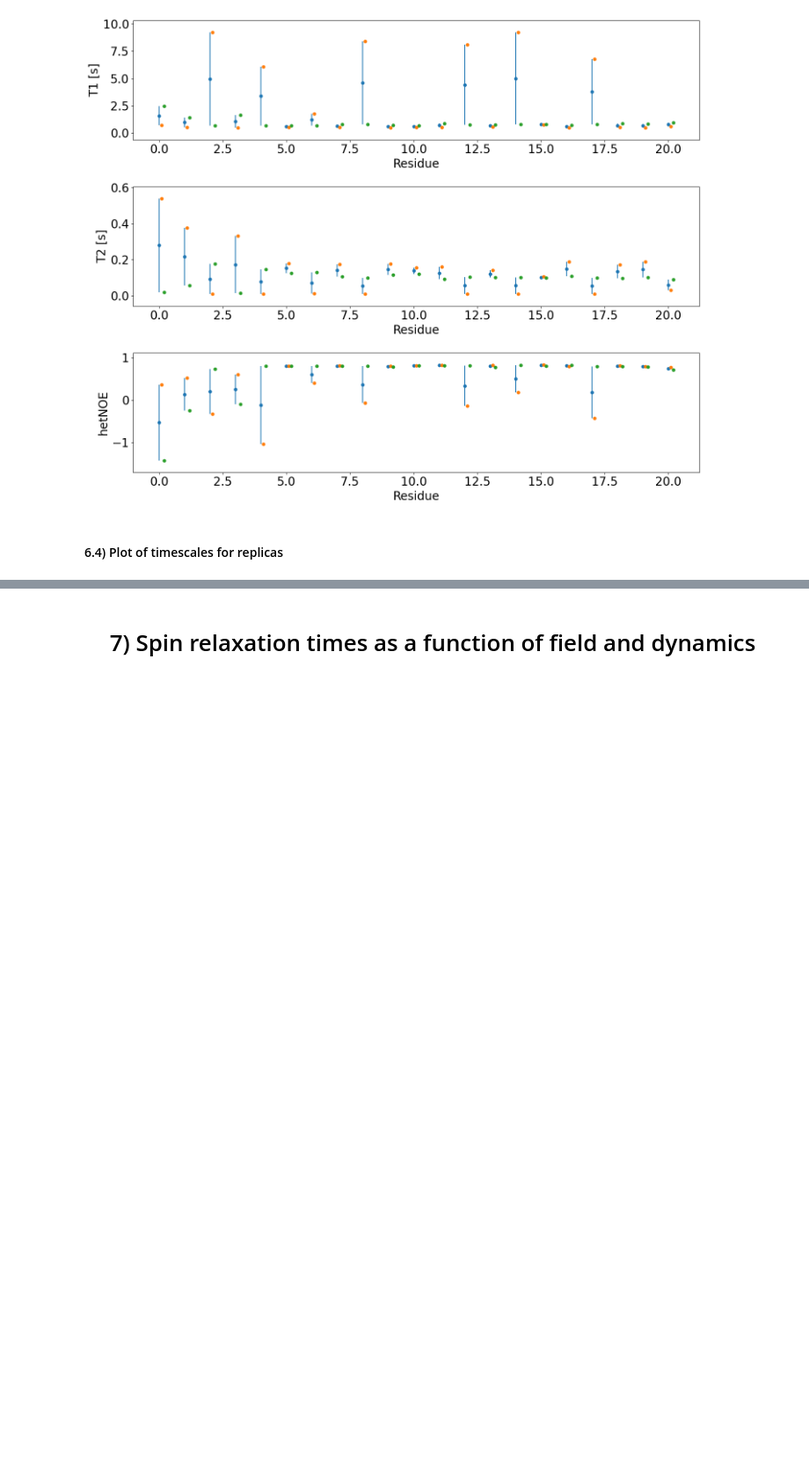
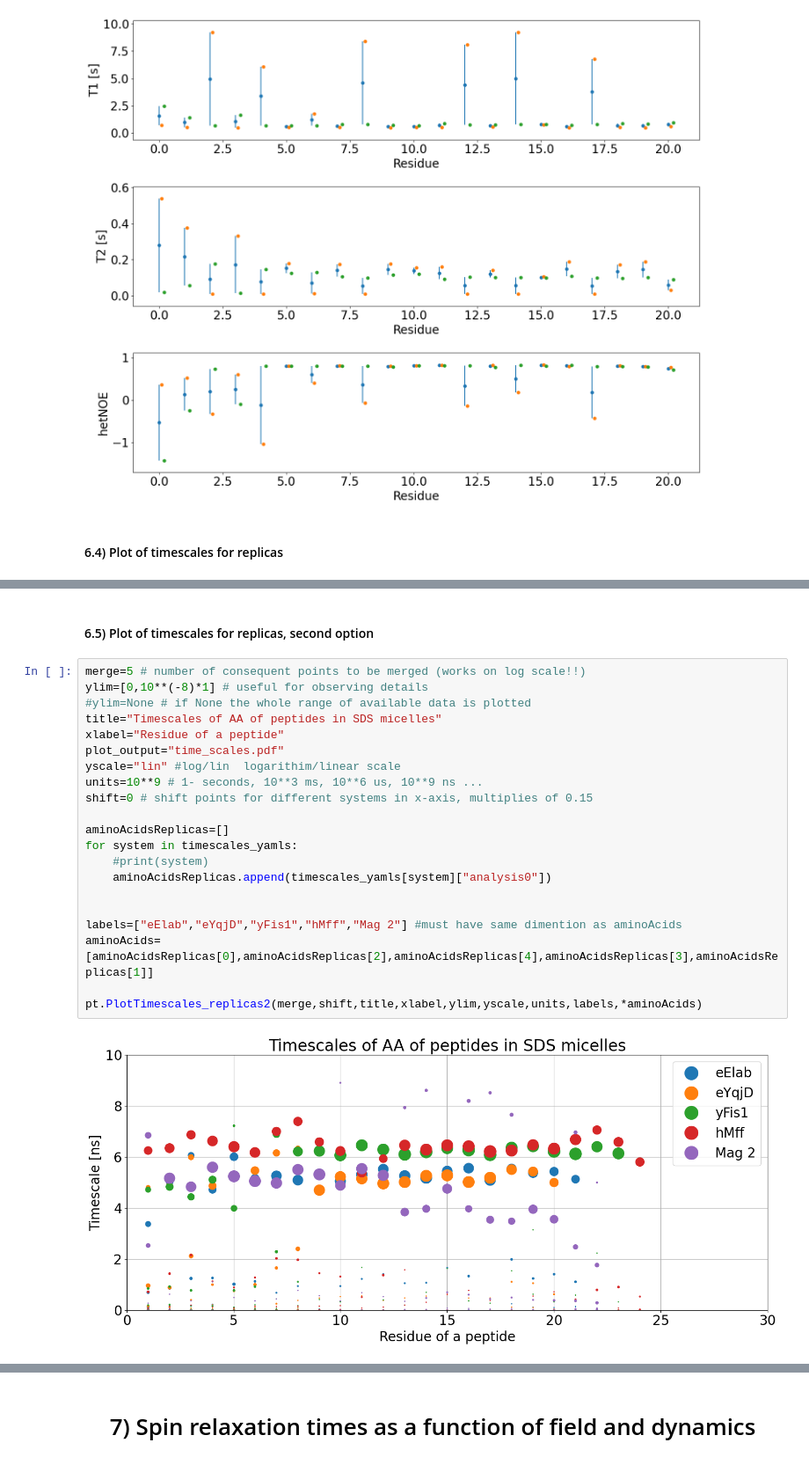
Before and after one commit to nencini/NMR_FF_tools, a Jupyter notebook: relaxation_times/RelaxationTimes.ipynb, the cells around one changed output, grey strips where cells are left out. Shown at 88% size. Cells and saved outputs as stored; diff of their text form; blank space fills up the shorter version.

```diff
--- a/relaxation_times/RelaxationTimes.ipynb
+++ b/relaxation_times/RelaxationTimes.ipynb
@@ -371,3 +365,28 @@ pt.PlotTimescales_replicas(merge,groupTimes,title,xlabel,ylim,ylim_weig,yscale,*
+# %% [markdown]
+<h4>6.5) Plot of timescales for replicas, second option</h4>
+# %%
+merge=5 # number of consequent points to be merged (works on log scale!!)
+ylim=[0,10**(-8)*1] # useful for observing details
+#ylim=None # if None the whole range of available data is plotted
+title="Timescales of AA of peptides in SDS micelles"
+xlabel="Residue of a peptide"
+plot_output="time_scales.pdf"
+yscale="lin" #log/lin  logarithim/linear scale
+units=10**9 # 1- seconds, 10**3 ms, 10**6 us, 10**9 ns ...
+shift=0 # shift points for different systems in x-axis, multiplies of 0.15
+
+aminoAcidsReplicas=[]
+for system in timescales_yamls:
+    #print(system)
+    aminoAcidsReplicas.append(timescales_yamls[system]["analysis0"])
+
+
+labels=["eElab","eYqjD","yFis1","hMff","Mag 2"] #must have same dimention as aminoAcids
+aminoAcids=[aminoAcidsReplicas[0],aminoAcidsReplicas[2],aminoAcidsReplicas[4],aminoAcidsReplicas[3],aminoAcidsReplicas[1]]
+
+pt.PlotTimescales_replicas2(merge,shift,title,xlabel,ylim,yscale,units,labels,*aminoAcids)
+# %% [output]
+[figure, added]
 # %%
 fig = plt.figure()
 fig.patch.set_facecolor('xkcd:white')
```
Also changed, not shown: parts of 11 cells of this notebook, 2 other files.
